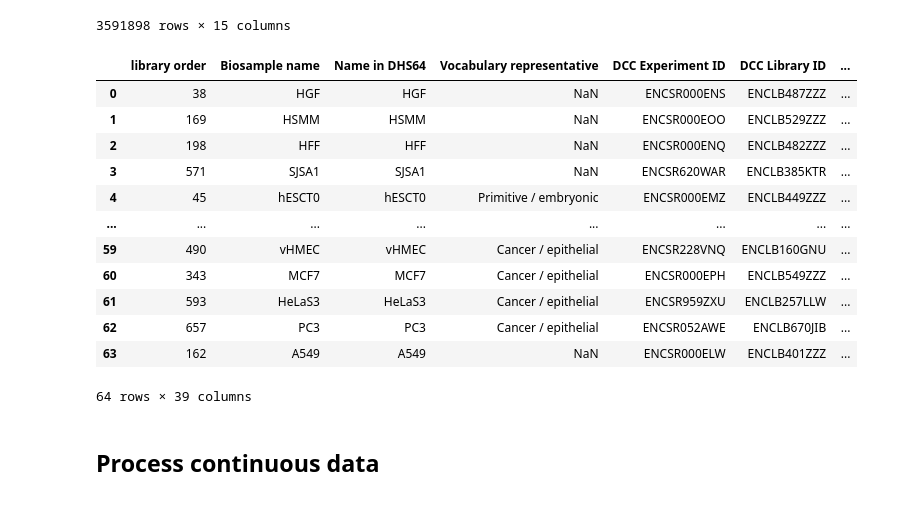
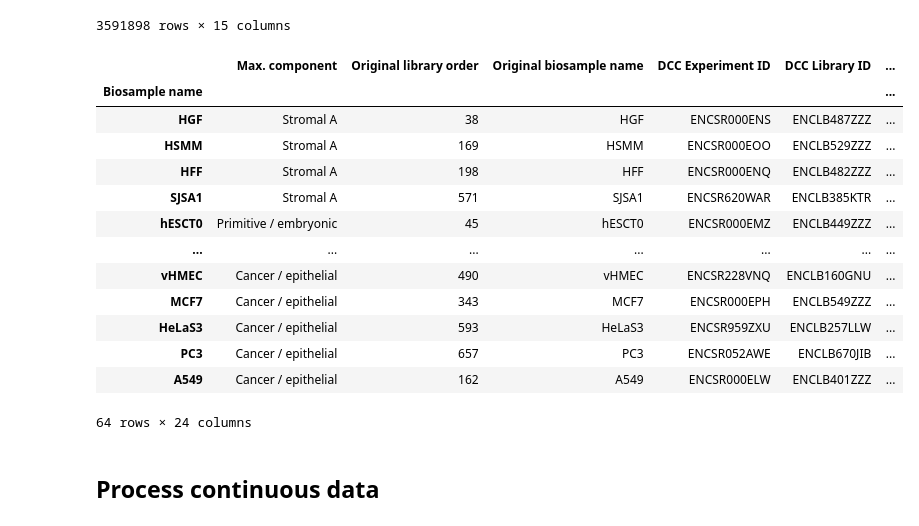
Before and after one commit to castillohair/enhancer-design, a Jupyter notebook: data/dhs_index/process_data.ipynb, the cells around one changed output. Drawn from its saved outputs; the diff is of its cells as text; code cells hidden in the pictures.

Commit message:
Changed the source of DHS64 biosample definitions

```diff
--- a/data/dhs_index/process_data.ipynb
+++ b/data/dhs_index/process_data.ipynb
@@ -1129,26 +1060,25 @@ biosamples_to_use_2_idx = {
 # %%
-# Make table with only the selected biosamples and save it
-selected_biosample_metadata = biosample_metadata.iloc[list(biosamples_to_use_2_idx.values())]
-selected_biosample_metadata.insert(2, 'Name in DHS64', list(biosamples_to_use_2_idx.keys()))
-selected_biosample_metadata = selected_biosample_metadata.reset_index(drop=True)
-selected_biosample_metadata['library order'] = selected_biosample_metadata['library order'].astype(int)
-assert((selected_biosample_metadata['library order'] - 1 == list(biosamples_to_use_2_idx.values())).all())
-selected_biosample_metadata.to_csv('dhs64_training/selected_biosample_metadata.tsv', sep='\t', index=False)
+# Load table with biosamples selected for DHS64
+selected_biosample_metadata = pandas.read_excel(
+    'dhs64_training/selected_biosample_metadata.xlsx',
+    index_col=0,
+)
 selected_biosample_metadata
 # %% [output]
-|  | library order | Biosample name | Name in DHS64 | Vocabulary representative | DCC Experiment ID | DCC Library ID | ... |
-| 0 | 38 | HGF | HGF | NaN | ENCSR000ENS | ENCLB487ZZZ | ... |
-| 1 | 169 | HSMM | HSMM | NaN | ENCSR000EOO | ENCLB529ZZZ | ... |
-| 2 | 198 | HFF | HFF | NaN | ENCSR000ENQ | ENCLB482ZZZ | ... |
-| 3 | 571 | SJSA1 | SJSA1 | NaN | ENCSR620WAR | ENCLB385KTR | ... |
-| 4 | 45 | hESCT0 | hESCT0 | Primitive / embryonic | ENCSR000EMZ | ENCLB449ZZZ | ... |
-| ... | ... | ... | ... | ... | ... | ... | ... |
-| 59 | 490 | vHMEC | vHMEC | Cancer / epithelial | ENCSR228VNQ | ENCLB160GNU | ... |
-| 60 | 343 | MCF7 | MCF7 | Cancer / epithelial | ENCSR000EPH | ENCLB549ZZZ | ... |
-| 61 | 593 | HeLaS3 | HeLaS3 | Cancer / epithelial | ENCSR959ZXU | ENCLB257LLW | ... |
-| 62 | 657 | PC3 | PC3 | Cancer / epithelial | ENCSR052AWE | ENCLB670JIB | ... |
-| 63 | 162 | A549 | A549 | NaN | ENCSR000ELW | ENCLB401ZZZ | ... |
+|  | Max. component | Original library order | Original biosample name | DCC Experiment ID | DCC Library ID | ... |
+| Biosample name |  |  |  |  |  | ... |
+| HGF | Stromal A | 38 | HGF | ENCSR000ENS | ENCLB487ZZZ | ... |
+| HSMM | Stromal A | 169 | HSMM | ENCSR000EOO | ENCLB529ZZZ | ... |
+| HFF | Stromal A | 198 | HFF | ENCSR000ENQ | ENCLB482ZZZ | ... |
+| SJSA1 | Stromal A | 571 | SJSA1 | ENCSR620WAR | ENCLB385KTR | ... |
+| hESCT0 | Primitive / embryonic | 45 | hESCT0 | ENCSR000EMZ | ENCLB449ZZZ | ... |
+| ... | ... | ... | ... | ... | ... | ... |
+| vHMEC | Cancer / epithelial | 490 | vHMEC | ENCSR228VNQ | ENCLB160GNU | ... |
+| MCF7 | Cancer / epithelial | 343 | MCF7 | ENCSR000EPH | ENCLB549ZZZ | ... |
+| HeLaS3 | Cancer / epithelial | 593 | HeLaS3 | ENCSR959ZXU | ENCLB257LLW | ... |
+| PC3 | Cancer / epithelial | 657 | PC3 | ENCSR052AWE | ENCLB670JIB | ... |
+| A549 | Cancer / epithelial | 162 | A549 | ENCSR000ELW | ENCLB401ZZZ | ... |
-64 rows × 39 columns
+64 rows × 24 columns
 # %% [markdown]
 ## Process continuous data
 # %%
```
Also changed, not shown: parts of 4 cells of this notebook, 3 other files.
